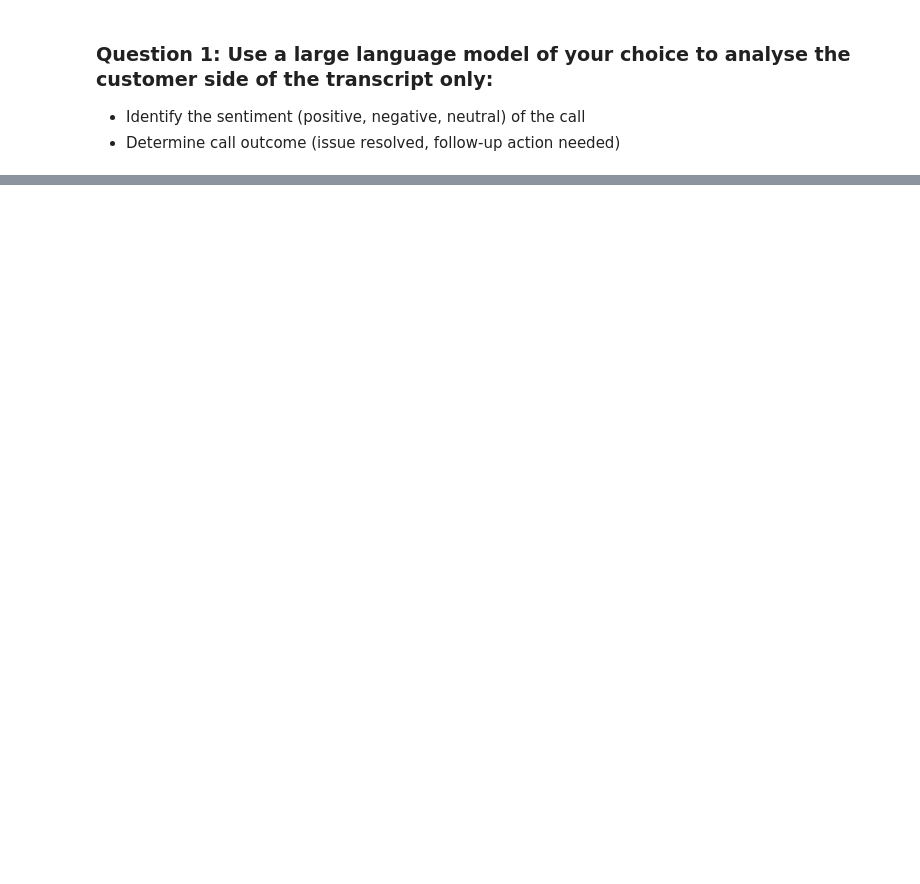
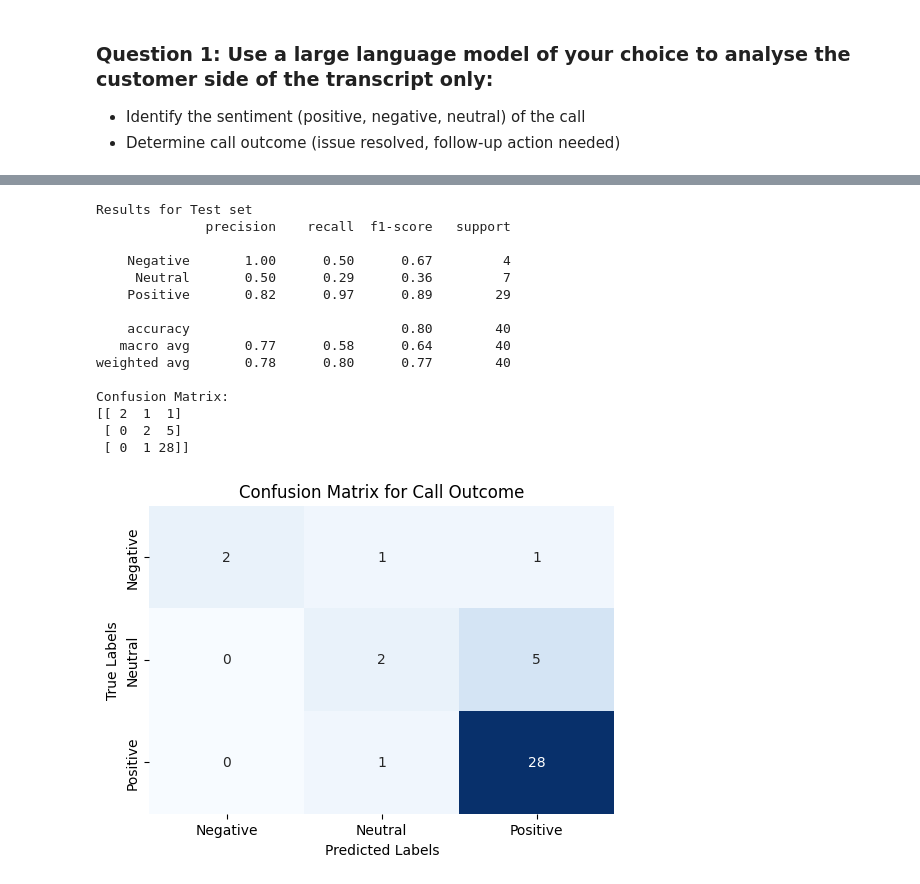
Before and after one commit to arpitmaheshwari213/AXA_LLM_Assignment, a Jupyter notebook: src/Transcript_Analysis_Using_LLM.ipynb, the cells around one changed output, grey strips where cells are left out. Drawn from its saved outputs; the diff is of its cells as text; code cells hidden in the pictures; blank space fills up the shorter version.

Commit message:
Updated the performance for Test Results

```diff
--- a/src/Transcript_Analysis_Using_LLM.ipynb
+++ b/src/Transcript_Analysis_Using_LLM.ipynb
@@ -228,0 +352,6 @@ result_df.to_csv("../test/LLM_output_160_199.csv",index=False)
+# %%
+other_results_df1 = pd.read_csv("../test/LLM_output_0_160.csv")
+test_results_df1 = pd.read_csv("../test/LLM_output_160_199.csv")
+# %%
+actual_test_df = pd.read_excel("../test/test_actual_label.xlsx")
+actual_test_df.head()
@@ -228,0 +365,41 @@ result_df.to_csv("../test/LLM_output_160_199.csv",index=False)
+# %%
+y_true = actual_test_df['Sentiment']
+y_pred = test_results_df1['Sentiment']
+
+# Classification Report
+class_report = classification_report(y_true, y_pred)
+
+# Confusion Matrix
+conf_matrix = confusion_matrix(y_true, y_pred)
+
+# Display results
+print("Results for Test set")
+print(class_report)
+print(f'Confusion Matrix:\n{conf_matrix}')
+
+# Plot confusion matrix as a heatmap
+plt.figure(figsize=(6, 4))
+sns.heatmap(conf_matrix, annot=True, fmt="d", cmap="Blues", cbar=False,
+            xticklabels=['Negative','Neutral','Positive'],
+            yticklabels=['Negative','Neutral','Positive'])
+plt.xlabel("Predicted Labels")
+plt.ylabel("True Labels")
+plt.title("Confusion Matrix for Call Outcome")
+plt.show()
+# %% [output]
+Results for Test set
+              precision    recall  f1-score   support
+
+    Negative       1.00      0.50      0.67         4
+     Neutral       0.50      0.29      0.36         7
+    Positive       0.82      0.97      0.89        29
+
+    accuracy                           0.80        40
+   macro avg       0.77      0.58      0.64        40
+weighted avg       0.78      0.80      0.77        40
+
+Confusion Matrix:
+[[ 2  1  1]
+ [ 0  2  5]
+ [ 0  1 28]]
+[figure, added]
```
Also changed, not shown: parts of 13 cells of this notebook.
